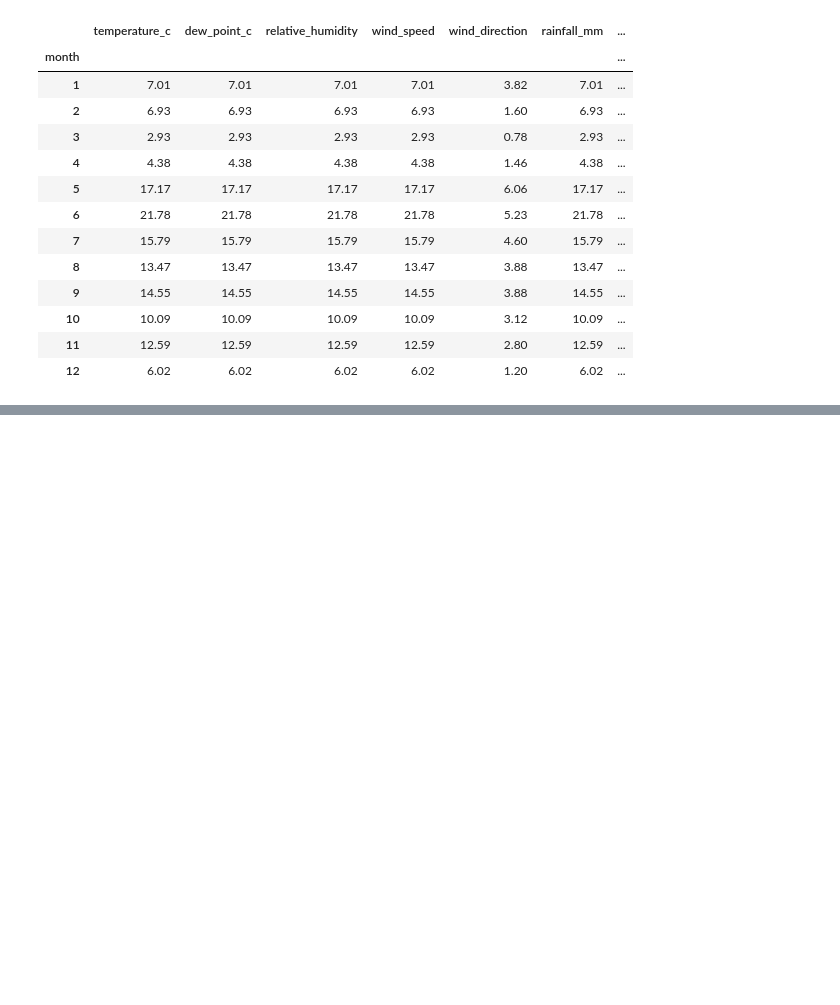
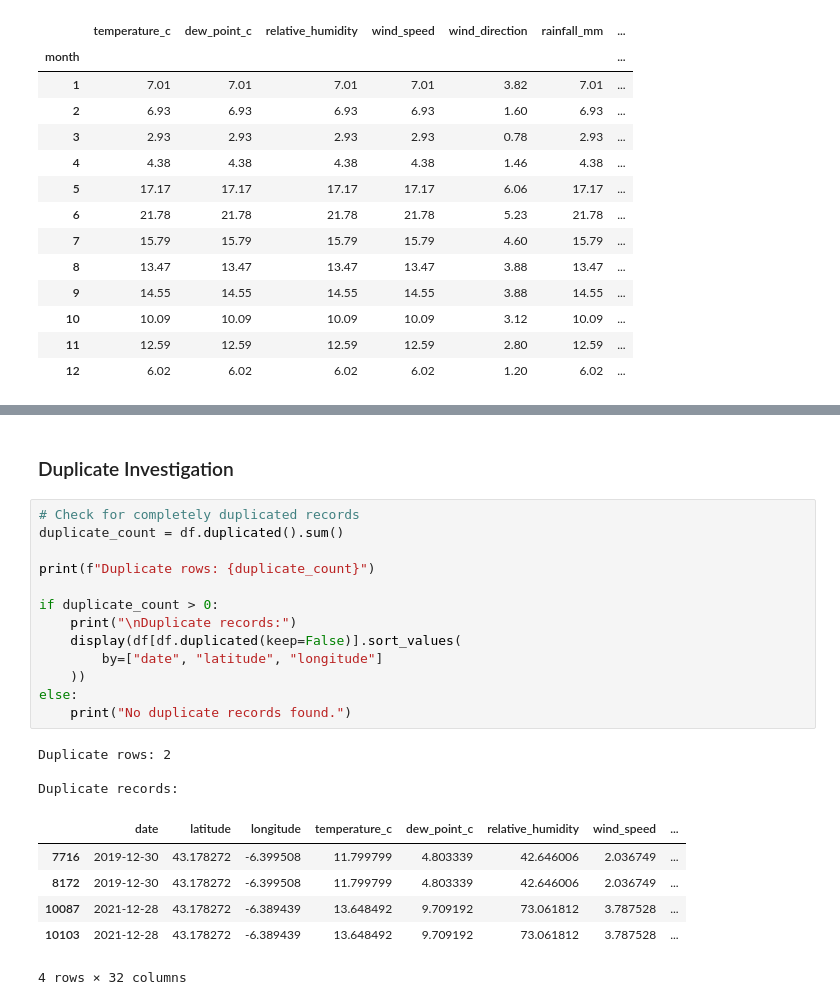
Before and after one commit to mraznyrazeek/ML-Based-Forest-Fire-Prediction-Project, a Jupyter notebook: backend/notebooks/01_mesogeos_data_investigation.ipynb, the cells around one changed output, grey strips where cells are left out. Saved outputs shown, nothing was run; the diff lists cells and outputs as text; blank space fills up the shorter version.

```diff
--- a/backend/notebooks/01_mesogeos_data_investigation.ipynb
+++ b/backend/notebooks/01_mesogeos_data_investigation.ipynb
@@ -231,0 +246,25 @@ Missing weather percentage by month:
+# %% [markdown]
+### Duplicate Investigation
+# %%
+# Check for completely duplicated records
+duplicate_count = df.duplicated().sum()
+
+print(f"Duplicate rows: {duplicate_count}")
+
+if duplicate_count > 0:
+    print("\nDuplicate records:")
+    display(df[df.duplicated(keep=False)].sort_values(
+        by=["date", "latitude", "longitude"]
+    ))
+else:
+    print("No duplicate records found.")
+# %% [output]
+Duplicate rows: 2
+
+Duplicate records:
+|  | date | latitude | longitude | temperature_c | dew_point_c | relative_humidity | wind_speed | ... |
+| 7716 | 2019-12-30 | 43.178272 | -6.399508 | 11.799799 | 4.803339 | 42.646006 | 2.036749 | ... |
+| 8172 | 2019-12-30 | 43.178272 | -6.399508 | 11.799799 | 4.803339 | 42.646006 | 2.036749 | ... |
+| 10087 | 2021-12-28 | 43.178272 | -6.389439 | 13.648492 | 9.709192 | 73.061812 | 3.787528 | ... |
+| 10103 | 2021-12-28 | 43.178272 | -6.389439 | 13.648492 | 9.709192 | 73.061812 | 3.787528 | ... |
+4 rows × 32 columns
```
Also changed, not shown: parts of 7 cells of this notebook.
